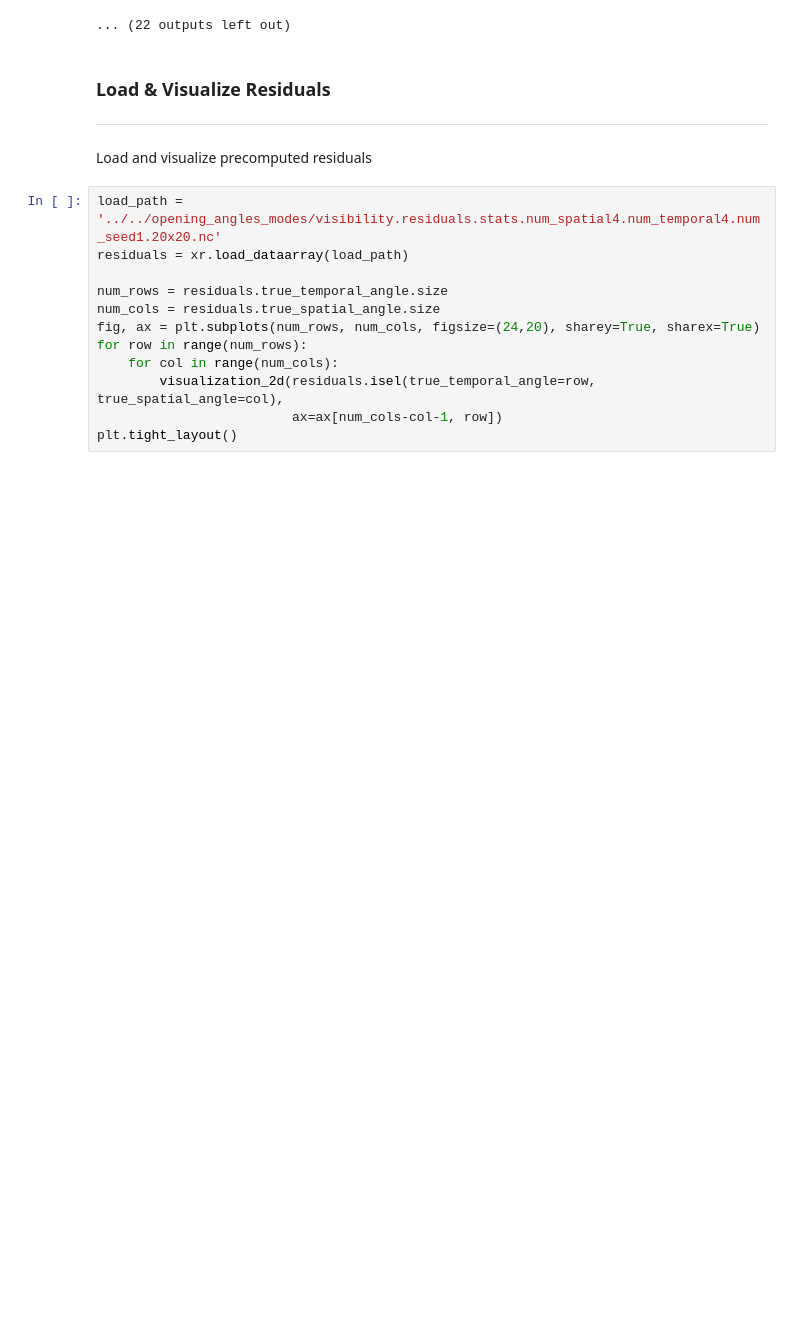
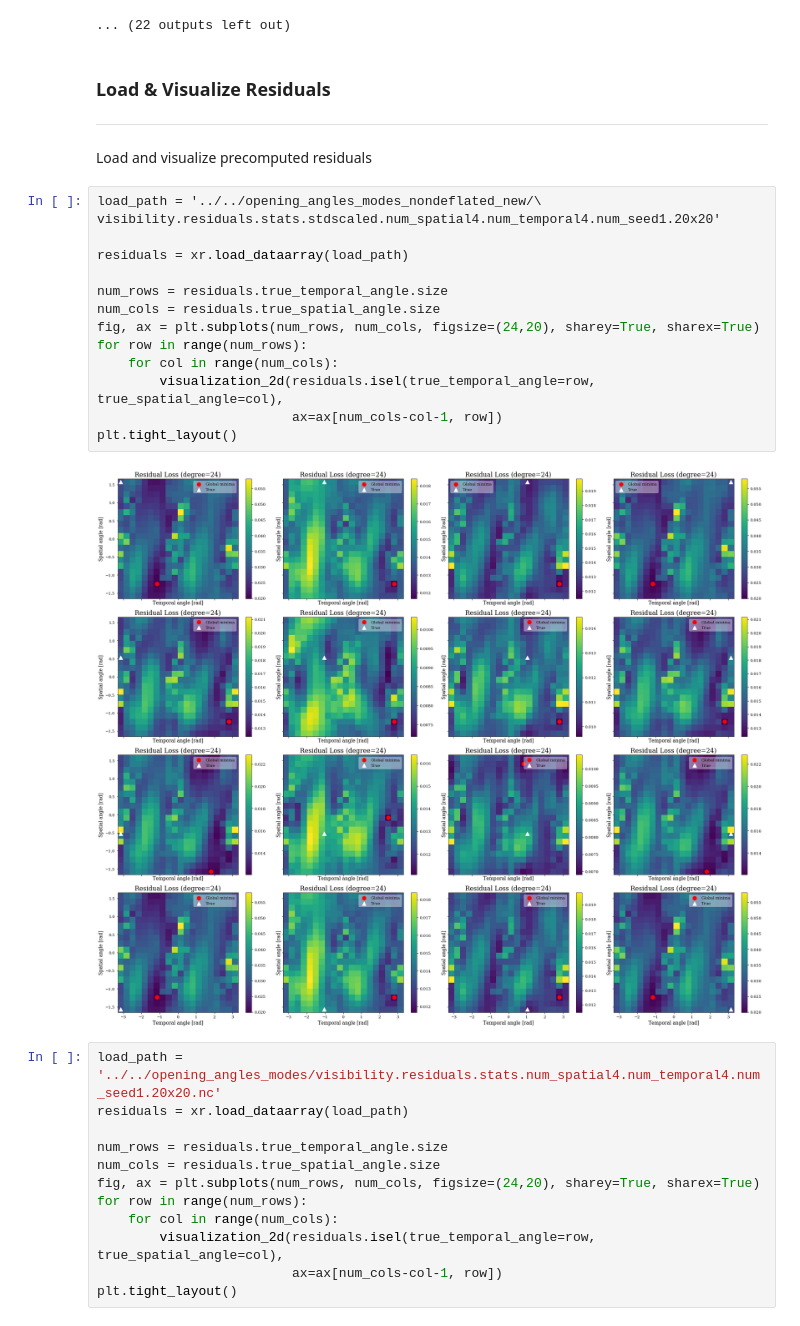
Before and after one commit to aviadlevis/pynoisy, a Jupyter notebook: notebooks/iccp2021/Visibilities 2D manifold.ipynb, the cells around one changed output. Cells and saved outputs as stored; diff of their text form; blank space fills up the shorter version.

```diff
--- a/notebooks/iccp2021/Visibilities 2D manifold.ipynb
+++ b/notebooks/iccp2021/Visibilities 2D manifold.ipynb
@@ -226,6 +337,22 @@ Producing clean visibilities from movie with nfft FT . . .
 ---
 
 Load and visualize precomputed residuals
+# %%
+load_path = '../../opening_angles_modes_nondeflated_new/\
+visibility.residuals.stats.stdscaled.num_spatial4.num_temporal4.num_seed1.20x20'
+
+residuals = xr.load_dataarray(load_path)
+
+num_rows = residuals.true_temporal_angle.size
+num_cols = residuals.true_spatial_angle.size
+fig, ax = plt.subplots(num_rows, num_cols, figsize=(24,20), sharey=True, sharex=True)
+for row in range(num_rows):
+    for col in range(num_cols):
+        visualization_2d(residuals.isel(true_temporal_angle=row, true_spatial_angle=col),
+                         ax=ax[num_cols-col-1, row])
+plt.tight_layout()
+# %% [output]
+[figure, added]
 # %%
 load_path = '../../opening_angles_modes/visibility.residuals.stats.num_spatial4.num_temporal4.num_seed1.20x20.nc'
 residuals = xr.load_dataarray(load_path)
```
Also changed, not shown: parts of 20 cells of this notebook, 8 other files.
